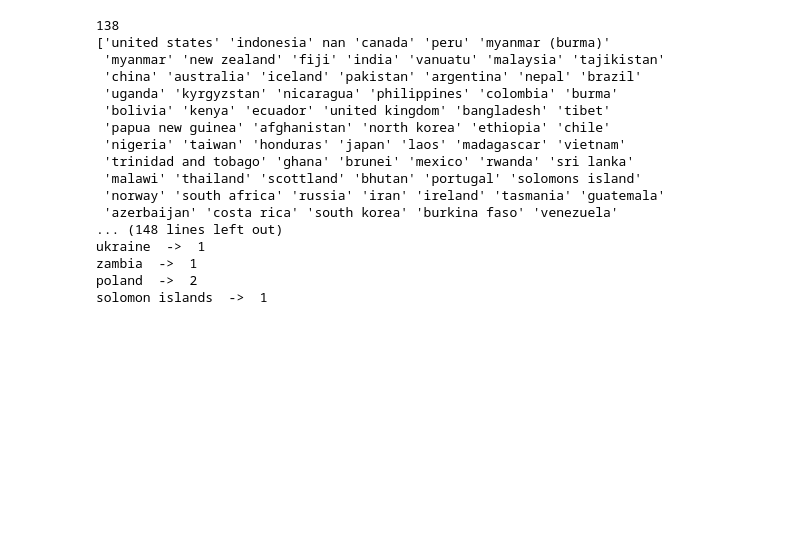
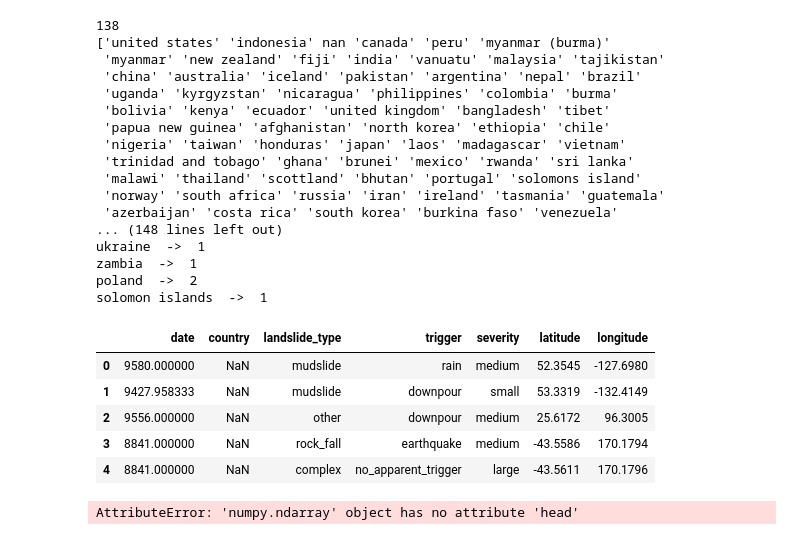
Before and after one commit to GenchoBG/ChasersOfTheLostData, a Jupyter notebook: chasers.ipynb, the cells around one changed output. Drawn from its saved outputs; the diff is of its cells as text; code cells hidden in the pictures; blank space fills up the shorter version.

Commit message:
Split datasets & final preparation to feed data to algorithm

```diff
--- a/chasers.ipynb
+++ b/chasers.ipynb
@@ -149,9 +153,9 @@ nan  ->  0
 #TODO: deal with date(timestamps) - Scaler
 #TODO: fix missing values
 # %%
-thing['severity'] = thing['severity'].str.lower()
-thing['trigger'] = thing['trigger'].str.lower()
-thing['landslide_type'] = thing['landslide_type'].str.lower()
+thing['severity'] = thing['severity'].str.lower().replace('unknown', np.nan)
+thing['trigger'] = thing['trigger'].str.lower().replace('unknown', np.nan)
+thing['landslide_type'] = thing['landslide_type'].str.lower().replace('unknown', np.nan)
 thing['country'] = thing['country'].str.lower().replace('unitedâ\xa0states', 'united states')
 thing.head()
 # %% [output]
@@ -235,3 +238,65 @@ ukraine  ->  1
 zambia  ->  1
 poland  ->  2
 solomon islands  ->  1
+# %%
+#date to number of days after first accident
+thing["date"] = pd.to_datetime(thing['date'])
+mindate = thing['date'].min()
+thing['date'] = (thing['date'] - mindate)  / np.timedelta64(1,'D')
+# %%
+#split dataset
+shema = []
+
+missingdate = thing[0:0]
+missingtype = thing[0:0]
+missingcountry = thing[0:0]
+missingtrigger = thing[0:0]
+missingseverity = thing[0:0]
+legit = thing[0:0]
+
+for index, row in thing.iterrows():
+    nans = 0
+
+    if str(row['country']) == 'nan':
+        nans += 1
+    if str(row['landslide_type']) == 'nan':
+        nans += 1
+    if str(row['trigger']) == 'nan':
+        nans += 1
+    if str(row['severity']) == 'nan':
+        nans += 1
+    if str(row['date']) == 'nan':
+        nans += 1
+
+    if nans > 1:
+        continue
+
+    if str(row['country']) == 'nan':
+        missingcountry = missingcountry.append(row, ignore_index = True)
+    elif str(row['landslide_type']) == 'nan':
+        missingtype = missingtype.append(row, ignore_index = True)
+    elif str(row['trigger']) == 'nan':
+        missingtrigger = missingtrigger.append(row, ignore_index = True)
+    elif str(row['severity']) == 'nan':
+        missingseverity = missingseverity.append(row, ignore_index = True)
+    elif str(row['date']) == 'nan':
+        missingdate = missingdate.append(row, ignore_index = True)
+    else:
+        legit = legit.append(row, ignore_index = True)
+'''
+
+    date
+    country
+    type
+    trigger
+    severity
+    no nulls -> (without noise)
+'''
+missingcountry.head()
+# %% [output]
+|  | date | country | landslide_type | trigger | severity | latitude | longitude |
+| 0 | 9580.000000 | NaN | mudslide | rain | medium | 52.3545 | -127.6980 |
+| 1 | 9427.958333 | NaN | mudslide | downpour | small | 53.3319 | -132.4149 |
+| 2 | 9556.000000 | NaN | other | downpour | medium | 25.6172 | 96.3005 |
+| 3 | 8841.000000 | NaN | rock_fall | earthquake | medium | -43.5586 | 170.1794 |
+| 4 | 8841.000000 | NaN | complex | no_apparent_trigger | large | -43.5611 | 170.1796 |
@@ -237,0 +309,4 @@ solomon islands  ->  1
+# %%
+trainig_data.head()
+# %% [output]
+AttributeError: 'numpy.ndarray' object has no attribute 'head'
```
Also changed, not shown: parts of 6 cells of this notebook.
